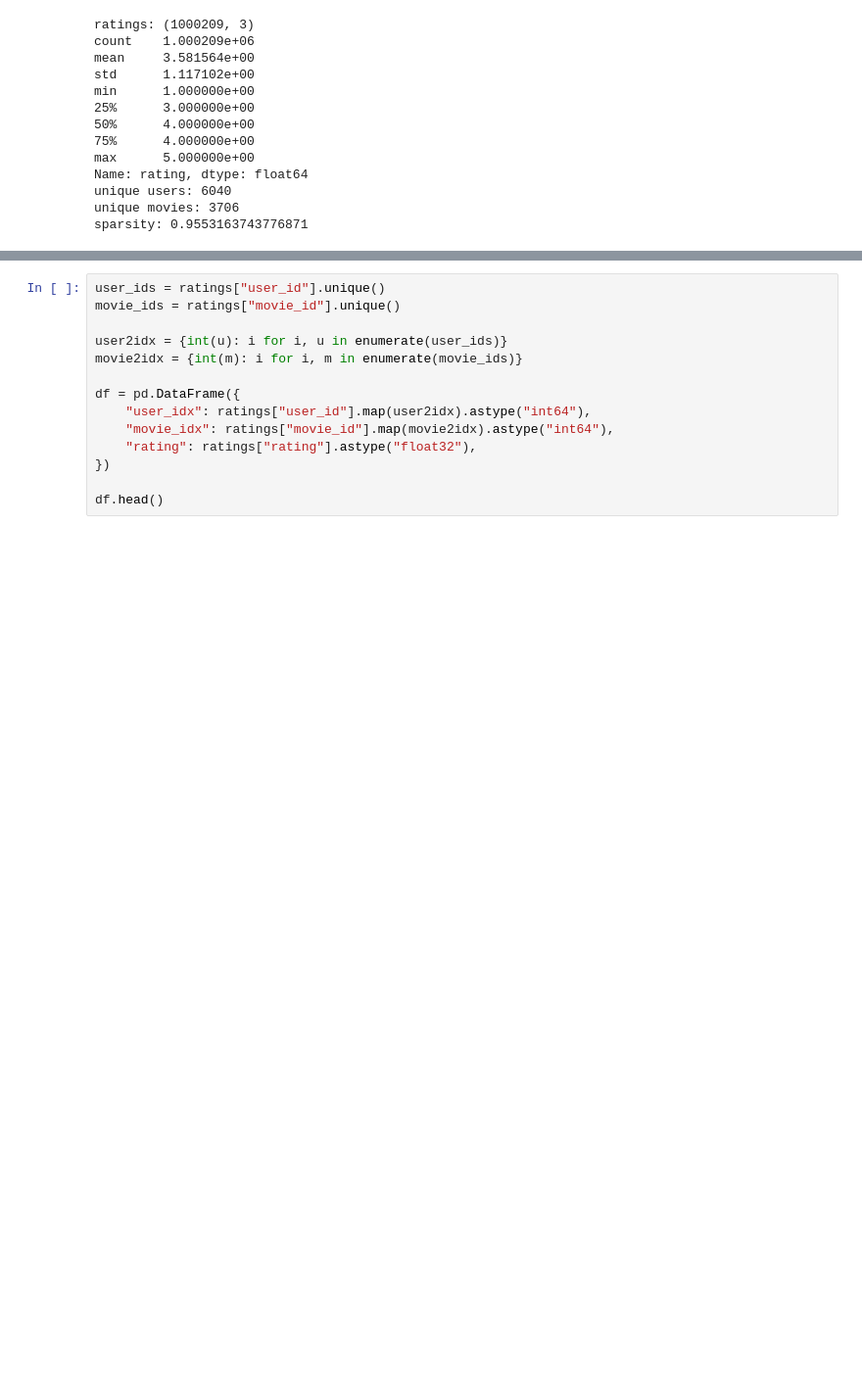
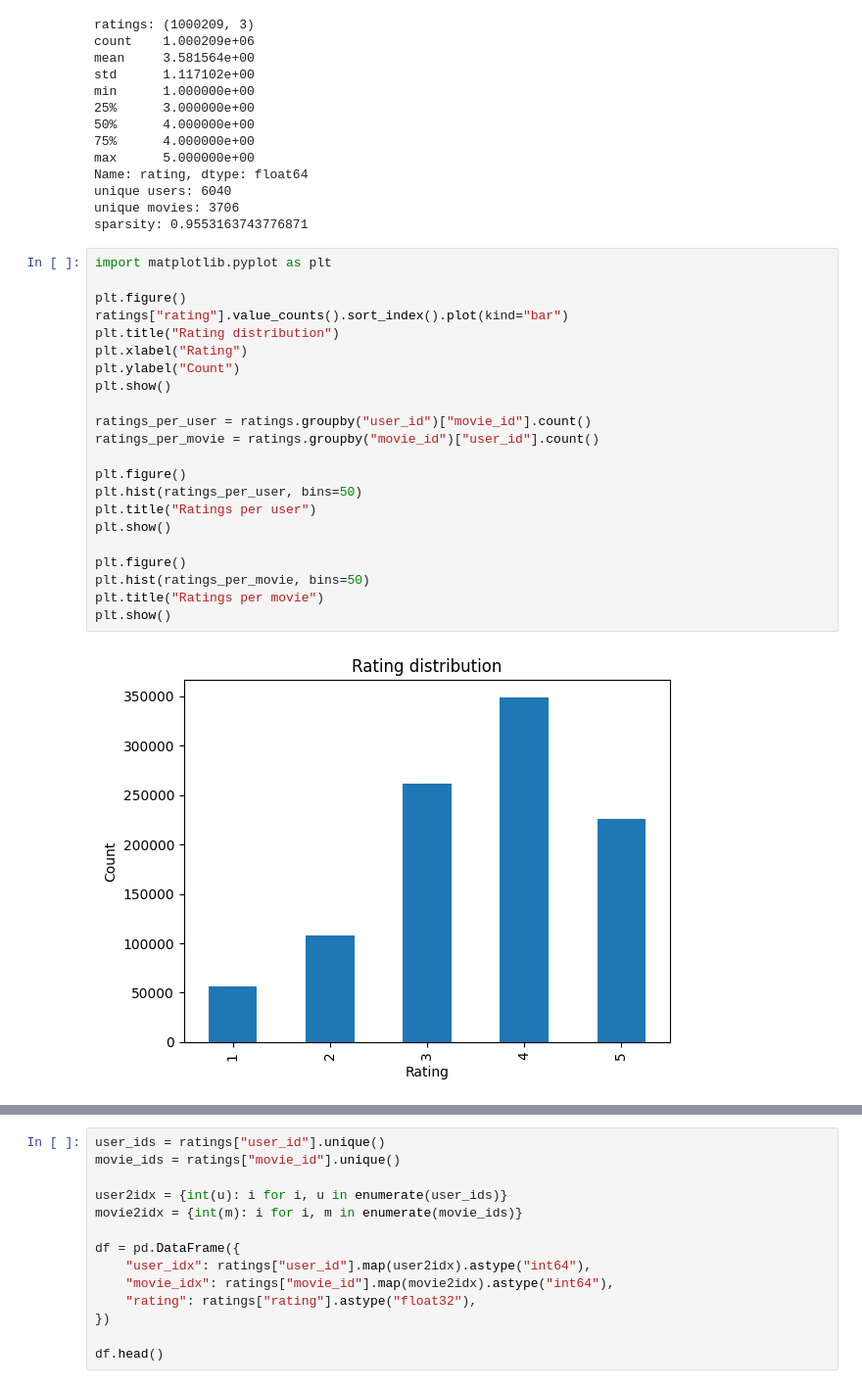
Before and after one commit to wushang549/Notebooks, a Jupyter notebook: exportarModelo.ipynb, the cells around one changed output, grey strips where cells are left out. Shown at 98% size. Drawn from its saved outputs; the diff is of its cells as text; blank space fills up the shorter version.

```diff
--- a/exportarModelo.ipynb
+++ b/exportarModelo.ipynb
@@ -45,3 +79,27 @@ Name: rating, dtype: float64
 unique users: 6040
 unique movies: 3706
 sparsity: 0.9553163743776871
+# %%
+import matplotlib.pyplot as plt
+
+plt.figure()
+ratings["rating"].value_counts().sort_index().plot(kind="bar")
+plt.title("Rating distribution")
+plt.xlabel("Rating")
+plt.ylabel("Count")
+plt.show()
+
+ratings_per_user = ratings.groupby("user_id")["movie_id"].count()
+ratings_per_movie = ratings.groupby("movie_id")["user_id"].count()
+
+plt.figure()
+plt.hist(ratings_per_user, bins=50)
+plt.title("Ratings per user")
+plt.show()
+
+plt.figure()
+plt.hist(ratings_per_movie, bins=50)
+plt.title("Ratings per movie")
+plt.show()
+# %% [output]
+[figure, added]
```
Also changed, not shown: parts of 13 cells of this notebook, 1 other file.
